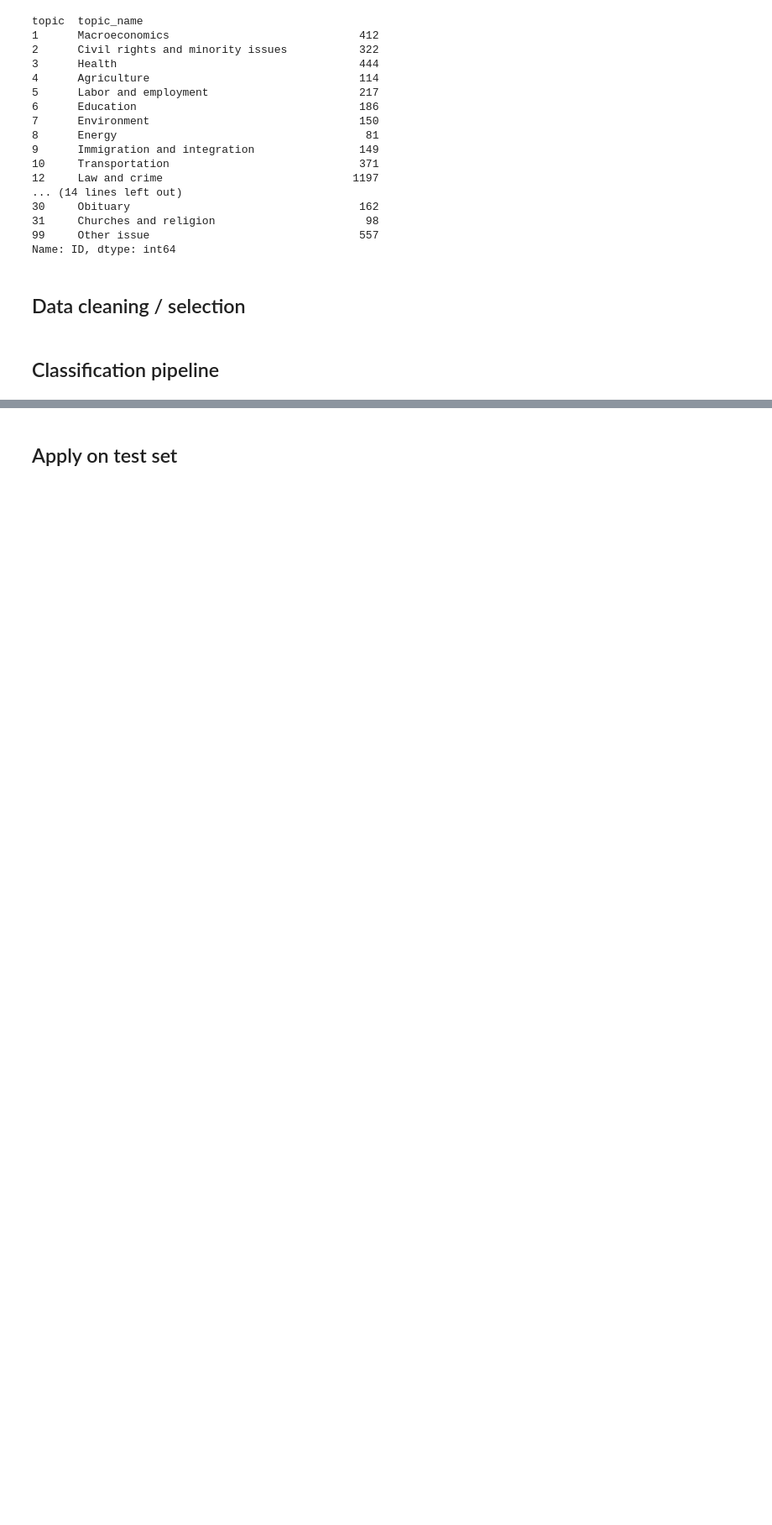
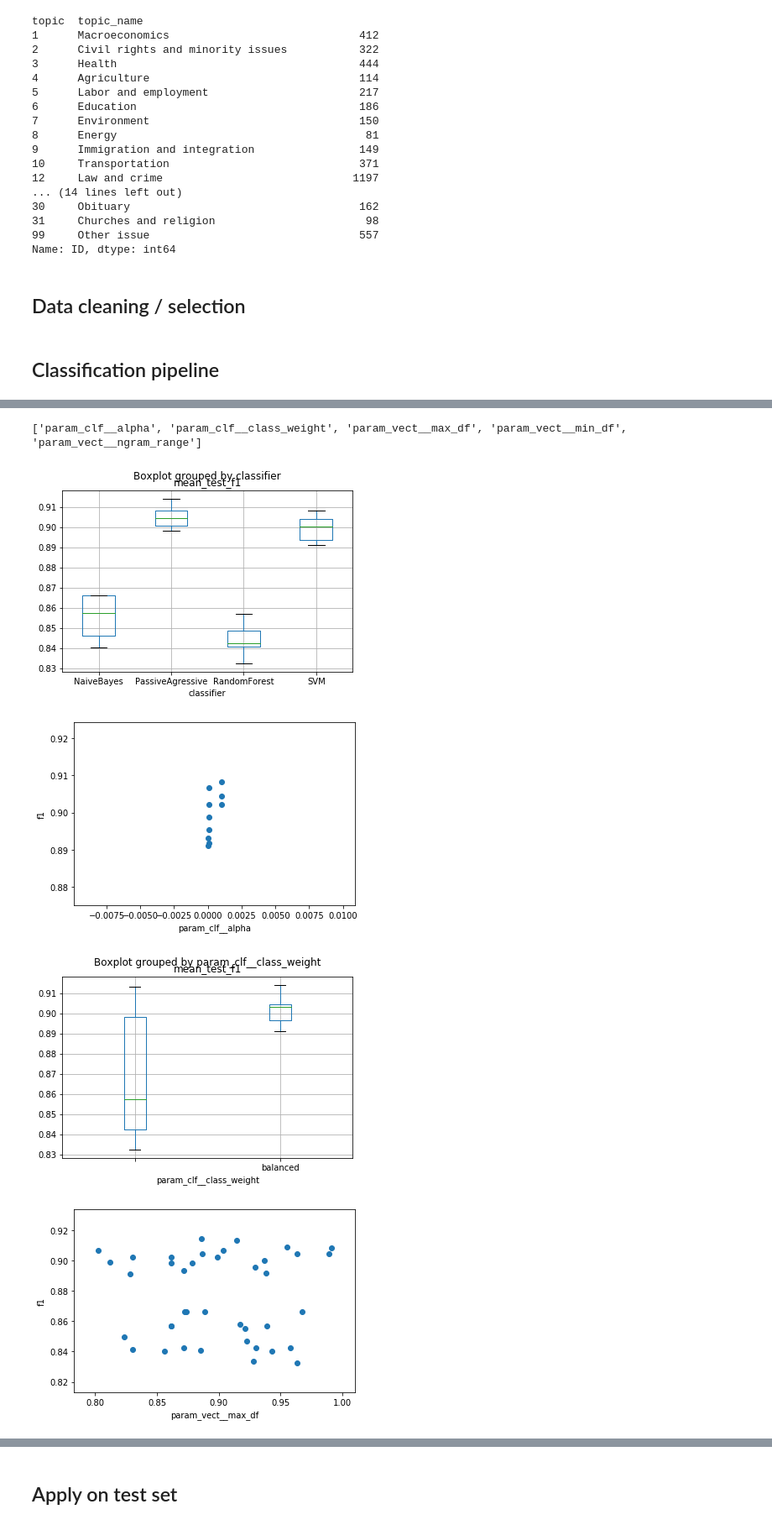
Before and after one commit to Filter-Bubble/topics, a Jupyter notebook: notebooks/Coding-classification.ipynb, the cells around one changed output, grey strips where cells are left out. Shown: that part at 84% size. Saved outputs shown, nothing was run; the diff lists cells and outputs as text; code cells hidden in the pictures; blank space fills up the shorter version.

```diff
--- a/notebooks/Coding-classification.ipynb
+++ b/notebooks/Coding-classification.ipynb
@@ -193,0 +221,22 @@ results_cv.sort_values('mean_test_f1')[param_columns +
+# %%
+print(param_columns)
+# %% [output]
+['param_clf__alpha', 'param_clf__class_weight', 'param_vect__max_df', 'param_vect__min_df', 'param_vect__ngram_range']
+# %%
+results_cv_overview['param_clf__class_weight'] = results_cv_overview['param_clf__class_weight'].fillna('-')
+# %%
+import numbers
+for p in ['classifier'] + param_columns:
+    if isinstance(results_cv_overview[p][0], numbers.Number):
+        plt.scatter(results_cv_overview[p], results_cv_overview['mean_test_f1'])
+        plt.xlabel(p)
+        plt.ylabel('f1')
+        plt.show()
+    else:
+        results_cv_overview.boxplot('mean_test_f1', by=p)
+        plt.show()
+# %% [output]
+[figure, added]
+[figure, added]
+[figure, added]
+[figure, added]
```
Also changed, not shown: parts of 24 cells of this notebook.
